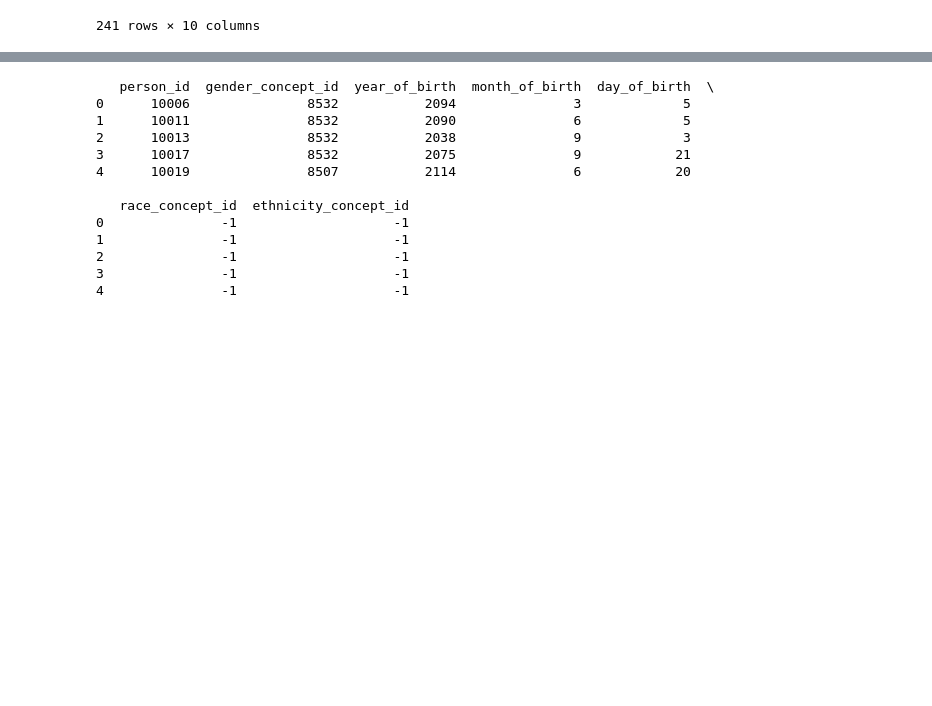
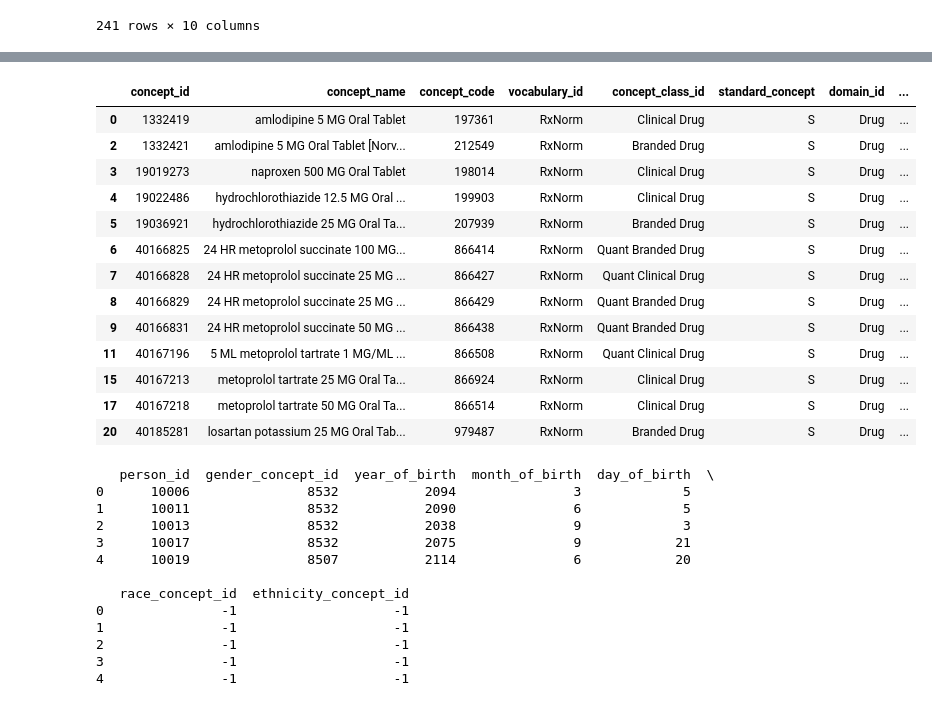
Before and after one commit to Mehd212/MIMICETL, a Jupyter notebook: main.ipynb, the cells around one changed output, grey strips where cells are left out. Cells and saved outputs as stored; diff of their text form; code cells hidden in the pictures; blank space fills up the shorter version.

```diff
--- a/main.ipynb
+++ b/main.ipynb
@@ -435,3 +457,35 @@ diagnostic_concept
+# %%
+drug_concept = pd.DataFrame({
+    'concept_id': mapped_drugs['targetConceptId'],
+    'concept_name': mapped_drugs['targetConceptName'],
+    'concept_code': mapped_drugs['targetConceptCode'],
+    'vocabulary_id': mapped_drugs['targetVocabularyId'],
+    'concept_class_id': mapped_drugs['targetConceptClassId'],
+    'standard_concept': mapped_drugs['targetStandardConcept'],
+    'domain_id': mapped_drugs['targetDomainId'],
+    'valid_start_date': mapped_drugs['targetValidStartDate'].apply(lambda x: pd.to_datetime(str(x), format='%Y%m%d', errors='coerce')),
+    'valid_end_date': mapped_drugs['targetValidEndDate'].apply(lambda x: pd.to_datetime(str(x), format='%Y%m%d', errors='coerce')),
+    'invalid_reason': mapped_drugs['targetInvalidReason']
+})
+
+drug_concept = drug_concept.drop_duplicates()
+
+drug_concept
+# %% [output]
+|  | concept_id | concept_name | concept_code | vocabulary_id | concept_class_id | standard_concept | domain_id | ... |
+| 0 | 1332419 | amlodipine 5 MG Oral Tablet | 197361 | RxNorm | Clinical Drug | S | Drug | ... |
+| 2 | 1332421 | amlodipine 5 MG Oral Tablet [Norv... | 212549 | RxNorm | Branded Drug | S | Drug | ... |
+| 3 | 19019273 | naproxen 500 MG Oral Tablet | 198014 | RxNorm | Clinical Drug | S | Drug | ... |
+| 4 | 19022486 | hydrochlorothiazide 12.5 MG Oral ... | 199903 | RxNorm | Clinical Drug | S | Drug | ... |
+| 5 | 19036921 | hydrochlorothiazide 25 MG Oral Ta... | 207939 | RxNorm | Branded Drug | S | Drug | ... |
+| 6 | 40166825 | 24 HR metoprolol succinate 100 MG... | 866414 | RxNorm | Quant Branded Drug | S | Drug | ... |
+| 7 | 40166828 | 24 HR metoprolol succinate 25 MG ... | 866427 | RxNorm | Quant Clinical Drug | S | Drug | ... |
+| 8 | 40166829 | 24 HR metoprolol succinate 25 MG ... | 866429 | RxNorm | Quant Branded Drug | S | Drug | ... |
+| 9 | 40166831 | 24 HR metoprolol succinate 50 MG ... | 866438 | RxNorm | Quant Branded Drug | S | Drug | ... |
+| 11 | 40167196 | 5 ML metoprolol tartrate 1 MG/ML ... | 866508 | RxNorm | Quant Clinical Drug | S | Drug | ... |
+| 15 | 40167213 | metoprolol tartrate 25 MG Oral Ta... | 866924 | RxNorm | Clinical Drug | S | Drug | ... |
+| 17 | 40167218 | metoprolol tartrate 50 MG Oral Ta... | 866514 | RxNorm | Clinical Drug | S | Drug | ... |
+| 20 | 40185281 | losartan potassium 25 MG Oral Tab... | 979487 | RxNorm | Branded Drug | S | Drug | ... |
 # %%
 gender_mapping = {
     'M': 8507,  # Masculin
```
Also changed, not shown: parts of 9 cells of this notebook.
